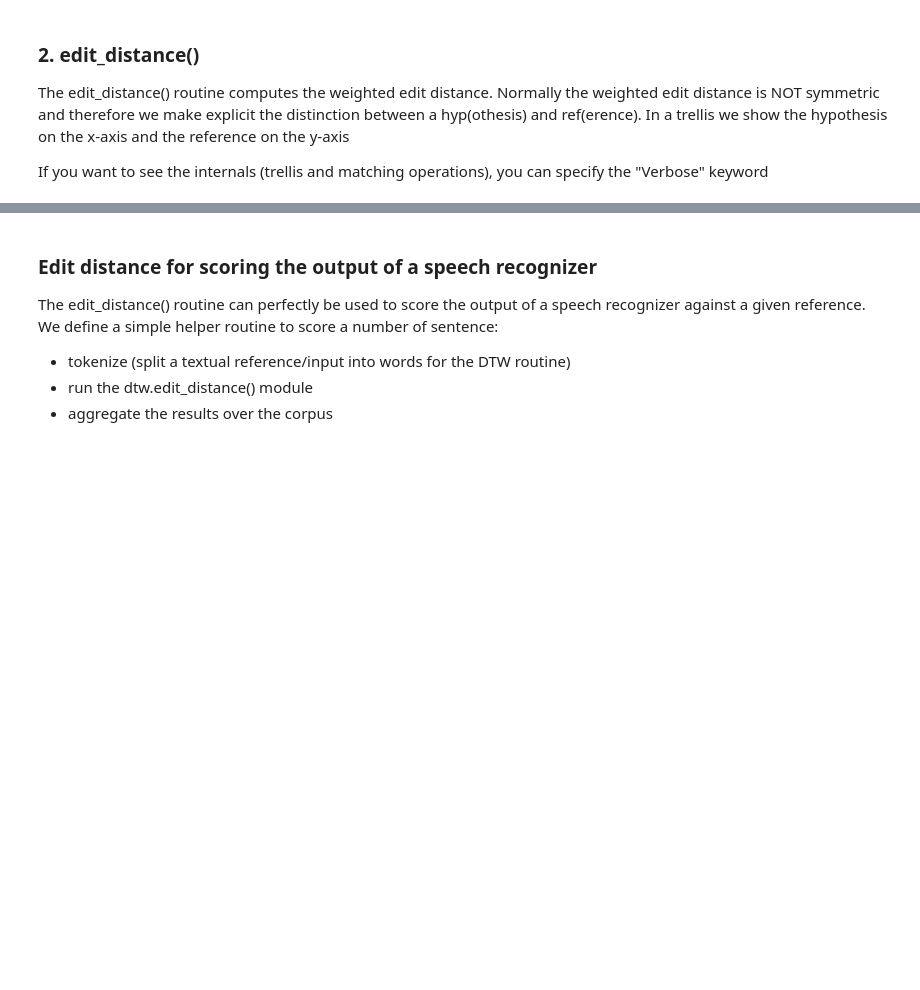
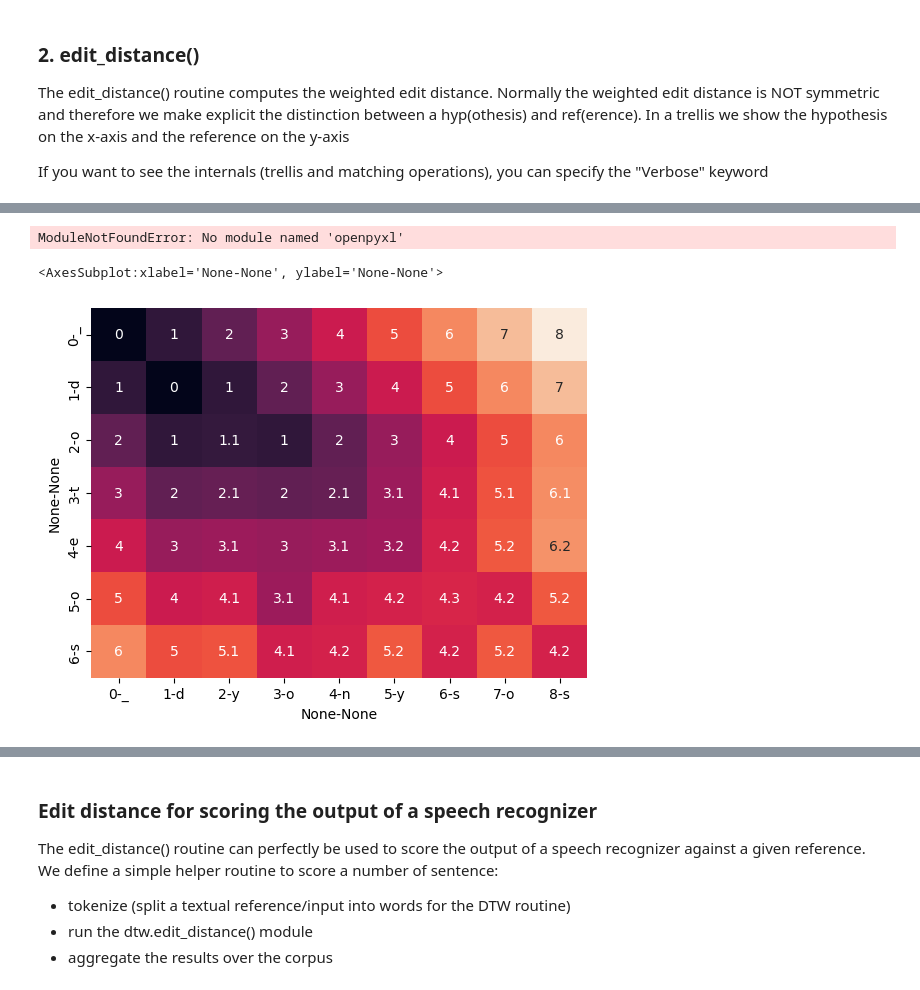
Before and after one commit to compi1234/spchlab, a Jupyter notebook: ch5_dtw/ex_dtw1.ipynb, the cells around one changed output, grey strips where cells are left out. Drawn from its saved outputs; the diff is of its cells as text; code cells hidden in the pictures; blank space fills up the shorter version.

```diff
--- a/ch5_dtw/ex_dtw1.ipynb
+++ b/ch5_dtw/ex_dtw1.ipynb
@@ -39,5 +76,6 @@ If you want to see the internals (trellis and matching operations), you can spec
 # %%
-obs = "donysos"  #"d o n y s o   s"
-ref = "doteos"     #"d o t e o s "
-dist,align,cts,trellis = dtw.edit_distance(x=list(obs), y=list(ref),Verbose=True)
+obs = "dyonysos"  #"d y o n y s o   s"
+ref = "oteos"     #"d o t e o s "
+ed,results = eva.edit_distance(x=obs,y=ref,TRELLIS=True,ALIGN=True,VERBOSE=True)
+results
 # %% [output]
@@ -60,0 +307,11 @@ Substitutions/Insertions/Deletions:  2 1 0
+# %%
+trellis.to_excel("output.xlsx",
+             sheet_name='Sheet_name_1')
+# %% [output]
+ModuleNotFoundError: No module named 'openpyxl'
+# %%
+import seaborn as sns
+sns.heatmap(trellis,annot=True,cbar=False)
+# %% [output]
+<AxesSubplot:xlabel='None-None', ylabel='None-None'>
+[figure, added]
```
Also changed, not shown: parts of 34 cells of this notebook, 4 other files.
